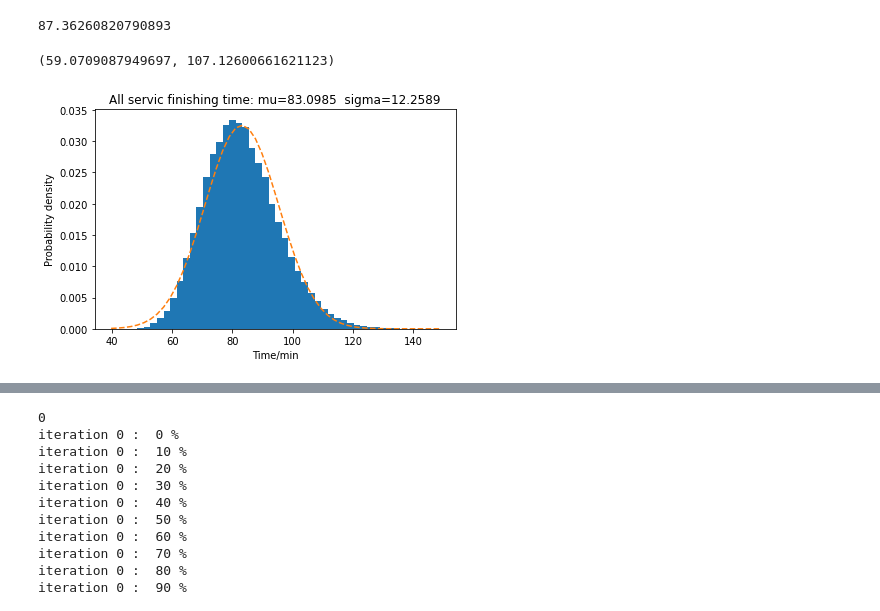
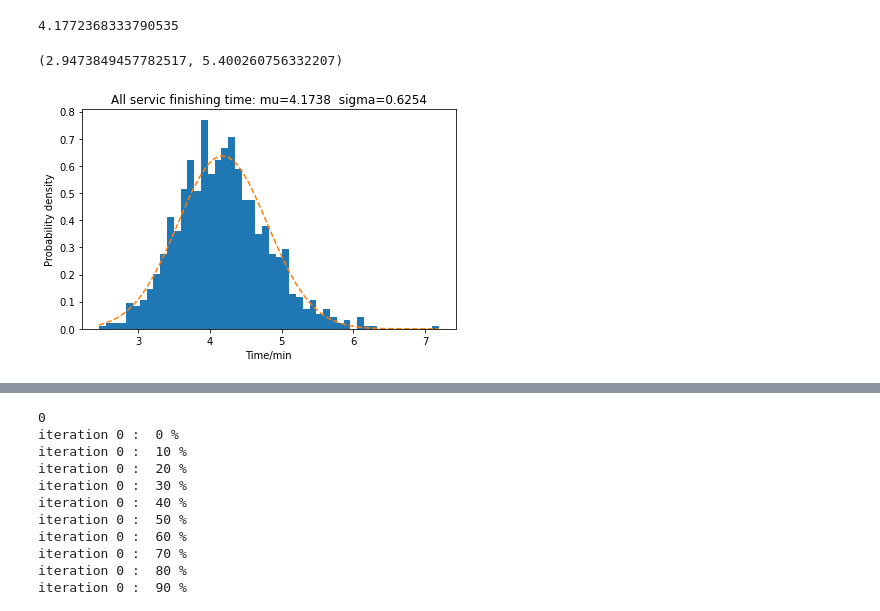
Before and after one commit to jiarui0000/summer_sem, a Jupyter notebook: Assignment_1.ipynb, the cells around one changed output, grey strips where cells are left out. Cells and saved outputs as stored; diff of their text form; code cells hidden in the pictures.

```diff
--- a/Assignment_1.ipynb
+++ b/Assignment_1.ipynb
@@ -115,11 +115,11 @@ class simulation:
             # print(timer)
             tt = timer[0][0]
             stations[timer[0][2]].update(timer[0])
-        return tt
+        return tt/20
 # %%
 simulation.run(n_customers=20)
 # %% [output]
-87.36260820790893
+4.1772368333790535
 # %%
 import matplotlib.pyplot as plt
 def conf_int_95(y):
@@ -132,29 +132,29 @@ def conf_int_80(y):
     return (a-1.28*b, a+1.28*b)
 # %%
 x0 = []
-for i in range(100000):
+for i in range(1000):
     x0.append(simulation.run(n_customers=20))
 x = np.array(x0)
 print(conf_int_95(x))
 
 num_bins =  50
 mu, sigma = np.mean(x), np.std(x)
 fig, ax = plt.subplots()
 ax.set_title('All servic finishing time: mu='+str(round(mu, 4))+'  sigma='+str(round(sigma, 4)))
 ax.set_xlabel('Time/min')
 ax.set_ylabel('Probability density')
 
 n, bins, patches = ax.hist(x, num_bins, density=True)
 
 y = ((1 / (np.sqrt(2 * np.pi) * sigma)) *
      np.exp(-0.5 * (1 / sigma * (bins - mu))**2))
 ax.plot(bins, y, '--')
 
 fig.tight_layout()
 plt.show()
 # %% [output]
-(59.0709087949697, 107.12600661621123)
+(2.9473849457782517, 5.400260756332207)
-[figure, old version]
+[figure, new version]
 # %%
 x0 = []
 for i in range(100):
```
Also changed, not shown: parts of 24 cells of this notebook.
